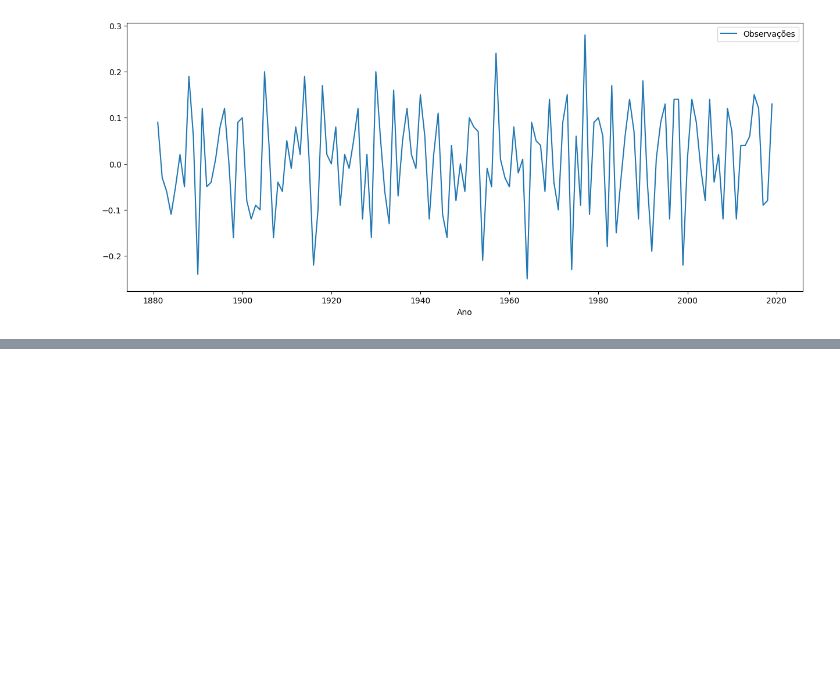
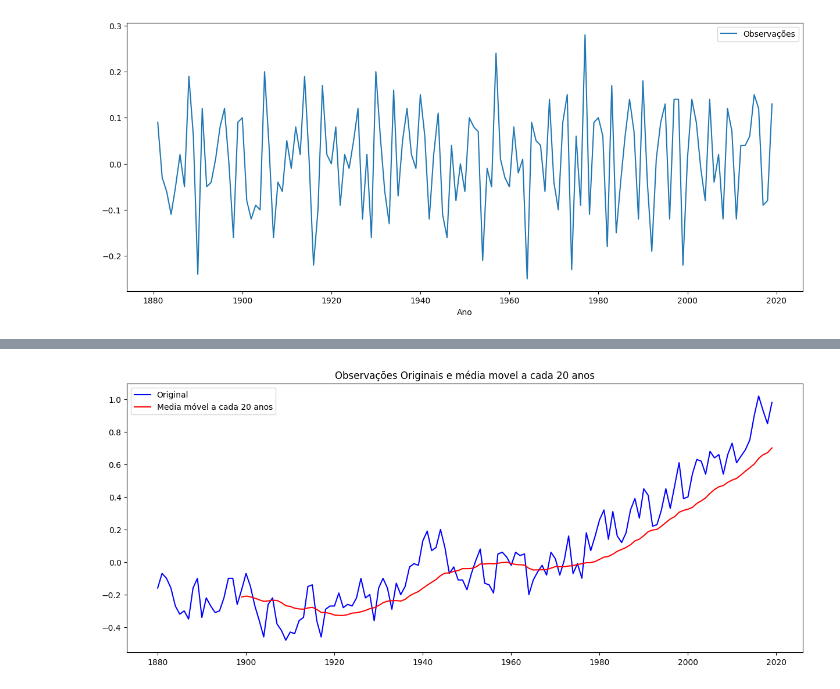
Before and after one commit to andlcoelho/miniprojetos, a Jupyter notebook: Desafio_aula2_Univali_SeriesTemporais_ipynb.ipynb, the cells around one changed output, grey strips where cells are left out. Drawn from its saved outputs; the diff is of its cells as text; code cells hidden in the pictures; blank space fills up the shorter version.

```diff
--- a/Desafio_aula2_Univali_SeriesTemporais_ipynb.ipynb
+++ b/Desafio_aula2_Univali_SeriesTemporais_ipynb.ipynb
@@ -56,0 +88,16 @@ df.diff().plot(figsize=(15,6))
+# %%
+# Para analisar a tendencia dos dados vou utilizar uma função que vai plotar os dados analisados e sua média móvel
+
+def plot_media_movel(timeseries):
+  rolmean = timeseries.rolling(20).mean()
+
+  plt.figure(figsize = (15,6))
+  original = plt.plot(timeseries, color = 'blue', label = 'Original')
+  media_movel = plt.plot(rolmean, color = 'red', label = 'Media móvel a cada 20 anos')
+  plt.legend(loc = 'best')
+  plt.title('Observações Originais e média movel a cada 20 anos')
+  plt.show(block=False)
+# %%
+plot_media_movel(df)
+# %% [output]
+[figure, added]
```
Also changed, not shown: parts of 7 cells of this notebook.
